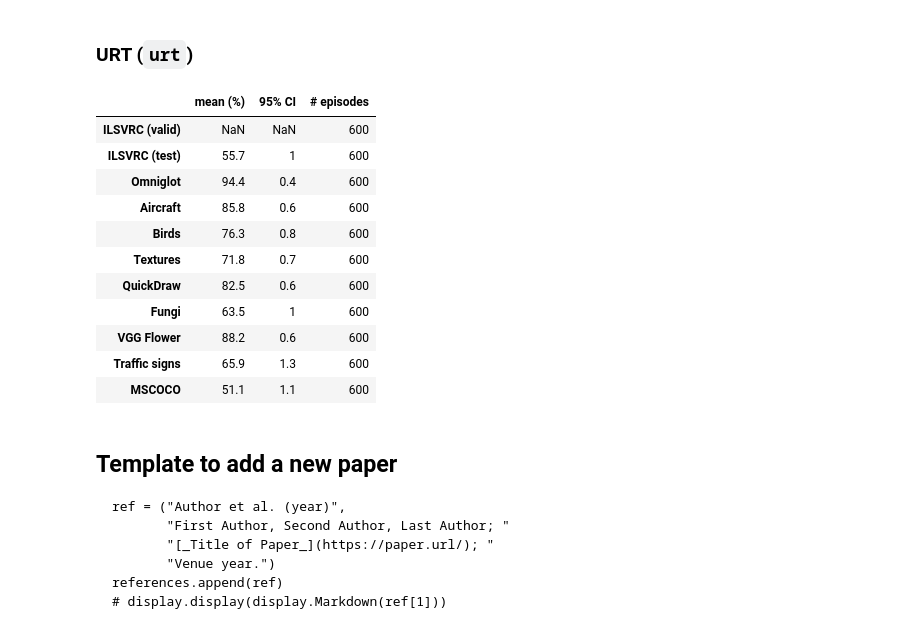
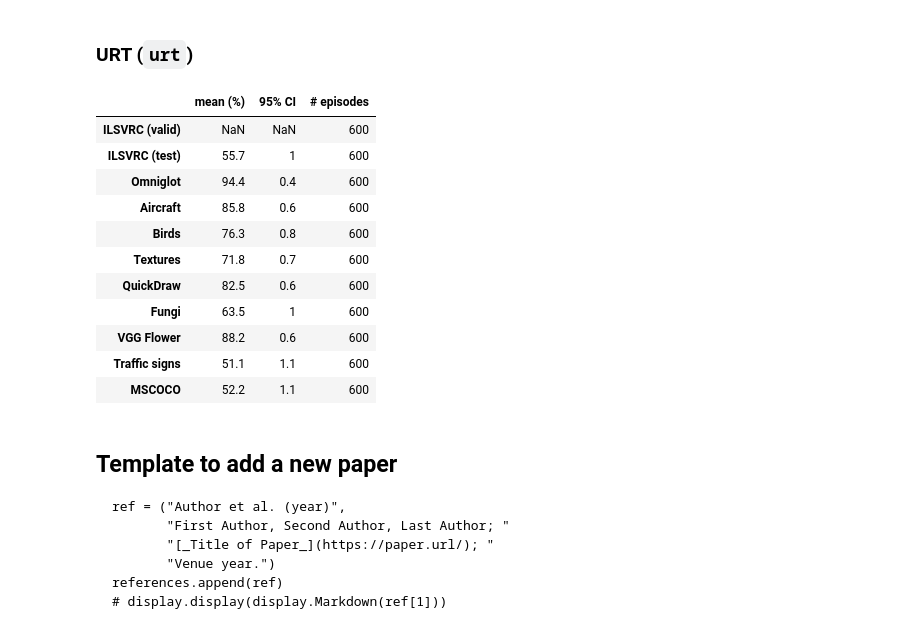
Before and after one commit to google-research/meta-dataset, a Jupyter notebook: Leaderboard.ipynb, the cells around one changed output. Cells and saved outputs as stored; diff of their text form; code cells hidden in the pictures.

```diff
--- a/Leaderboard.ipynb
+++ b/Leaderboard.ipynb
@@ -969,35 +969,35 @@ references.append(ref)
 # %%
 urt_all_df = pd.DataFrame(
     columns=['mean (%)', '95% CI', '# episodes'],
     index=datasets
 )
 urt_all_df['# episodes'] = 600
 urt_all_df.loc[datasets[1:], ['mean (%)', '95% CI']] = [
     [55.7, 1.0],
     [94.4, 0.4],
     [85.8, 0.6],
     [76.3, 0.8],
     [71.8, 0.7],
     [82.5, 0.6],
     [63.5, 1.0],
     [88.2, 0.6],
-    [65.9, 1.3],
     [51.1, 1.1],
+    [52.2, 1.1],
 ]
 urt_all_df
 # %% [output]
 |  | mean (%) | 95% CI | # episodes |
 | ILSVRC (valid) | NaN | NaN | 600 |
 | ILSVRC (test) | 55.7 | 1 | 600 |
 | Omniglot | 94.4 | 0.4 | 600 |
 | Aircraft | 85.8 | 0.6 | 600 |
 | Birds | 76.3 | 0.8 | 600 |
 | Textures | 71.8 | 0.7 | 600 |
 | QuickDraw | 82.5 | 0.6 | 600 |
 | Fungi | 63.5 | 1 | 600 |
 | VGG Flower | 88.2 | 0.6 | 600 |
-| Traffic signs | 65.9 | 1.3 | 600 |
-| MSCOCO | 51.1 | 1.1 | 600 |
+| Traffic signs | 51.1 | 1.1 | 600 |
+| MSCOCO | 52.2 | 1.1 | 600 |
 # %% [markdown]
 ## Template to add a new paper
 
```
Also changed, not shown: parts of 4 cells of this notebook, 1 other file.
